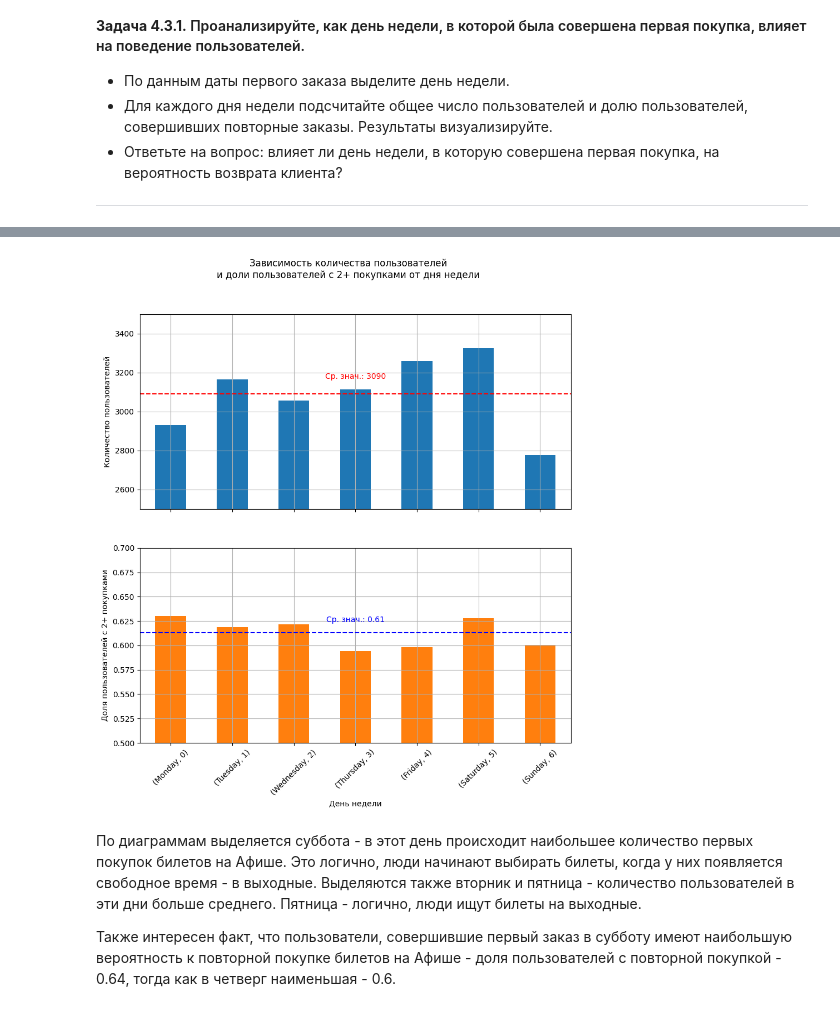
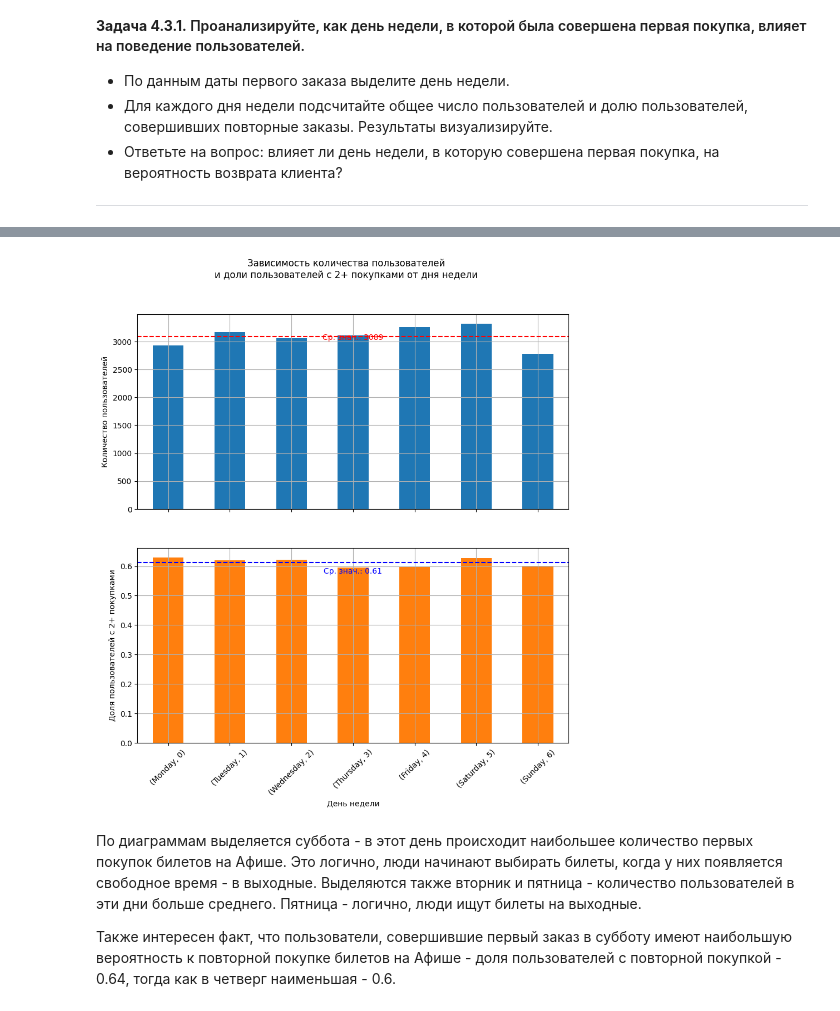
Before and after one commit to nikolai/practicum-afisha, a Jupyter notebook: module_2_project.ipynb, the cells around one changed output, grey strips where cells are left out. Drawn from its saved outputs; the diff is of its cells as text; code cells hidden in the pictures.

```diff
--- a/module_2_project.ipynb
+++ b/module_2_project.ipynb
@@ -1275,0 +1250,6 @@ UPD: СНГ - я не был уверен, что это мошенники (б
+# %%
+high_water_mark_orders = 150
+mask_unnormal_users_orders = df_users['orders_count'] > high_water_mark_orders
+unnormal_users_by_orders = df_users[mask_unnormal_users_orders]
+print(f'Найдено {len(unnormal_users_by_orders)}',
+    f'пользователей с количеством заказов более {high_water_mark_orders}')
@@ -1275,0 +1260,9 @@ UPD: СНГ - я не был уверен, что это мошенники (б
+# %%
+high_water_mark_tickets = 300
+mask_unnormal_users_by_tickets = (
+    df_users['total_tickets_count'] > high_water_mark_tickets
+)
+
+unnormal_users_by_tickets = df_users[mask_unnormal_users_by_tickets]
+print(f'Найдено {len(unnormal_users_by_tickets)}',
+    f'пользователей с количеством билетов более {high_water_mark_tickets}')
@@ -1275,0 +1271,6 @@ UPD: СНГ - я не был уверен, что это мошенники (б
+# %%
+# пресечем множество пользователей с большим количеством заказов и билетов
+final_unnormal_users = set(unnormal_users_by_tickets['user_id'].to_list()) \
+    .intersection(set(unnormal_users_by_orders['user_id'].to_list()))
+print(f'Найдено {len(final_unnormal_users)}',
+    f'пользователей с количеством заказов и билетов более {high_water_mark_orders} и {high_water_mark_tickets}')
@@ -1275,0 +1279,9 @@ UPD: СНГ - я не был уверен, что это мошенники (б
+# %%
+# удалим пользователей-перекуповиз датасета
+df_users = df_users[~df_users['user_id'].isin(final_unnormal_users)]
+
+# статистика удаления:
+diff = len(df_users_original) - len(df_users)
+diff_pct = round(diff / len(df_users_original) * 100, 2)
+print(f'Удалено {diff} ({diff_pct}%) пользователей-перекупов',
+    f'из {len(df_users_original)} пользователей')
@@ -1922,38 +2071,38 @@ plot = grouped.sort_values('first_order_day_of_week_num').plot(
     sharex=True,
     sharey=False,
     figsize=(10, 10),
 )
 plot[0].grid(which='both')
 plot[1].grid(which='both')
 
 
 users_count_mean = grouped['users_count'].mean()
-plot[0].text(0.5, 0.7, 'Ср. знач.: {:.0f}'.format(users_count_mean),
+plot[0].text(0.5, 0.9, 'Ср. знач.: {:.0f}'.format(users_count_mean),
              horizontalalignment='center',
              verticalalignment='top',
              color='red',
              transform=plot[0].transAxes)
 plot[0].axhline(users_count_mean, color='red', linestyle='--')
 
 is_two_share_mean = grouped['is_two_share'].mean()
-plot[1].text(0.5, 0.65, 'Ср. знач.: {:.2f}'.format(is_two_share_mean),
+plot[1].text(0.5, 0.9, 'Ср. знач.: {:.2f}'.format(is_two_share_mean),
              horizontalalignment='center',
              verticalalignment='top',
              color='blue',
              transform=plot[1].transAxes,
 )
 plot[1].axhline(is_two_share_mean, color='blue', linestyle='--')
 
 
 plot[0].set_ylabel('Количество пользователей')
 plot[1].set_ylabel('Доля пользователей с 2+ покупками')
 plot[0].set_title(None)
 plot[1].set_title(None)
-plot[0].set_ylim(2500, 3500)
-plot[1].set_ylim(0.5, 0.7)
+# plot[0].set_ylim(2500, 3500)
+# plot[1].set_ylim(0.5, 0.7)
 plt.show()
 # %% [output]
-[figure, old version]
+[figure, new version]
 # %% [markdown]
 По диаграммам выделяется суббота - в этот день происходит наибольшее количество первых покупок билетов на Афише. Это логично, люди начинают выбирать билеты, когда у них появляется свободное время - в выходные. Выделяются также вторник и пятница - количество пользователей в эти дни больше среднего. Пятница - логично, люди ищут билеты на выходные.
 
```
Also changed, not shown: parts of 51 cells of this notebook, 5 other files.
